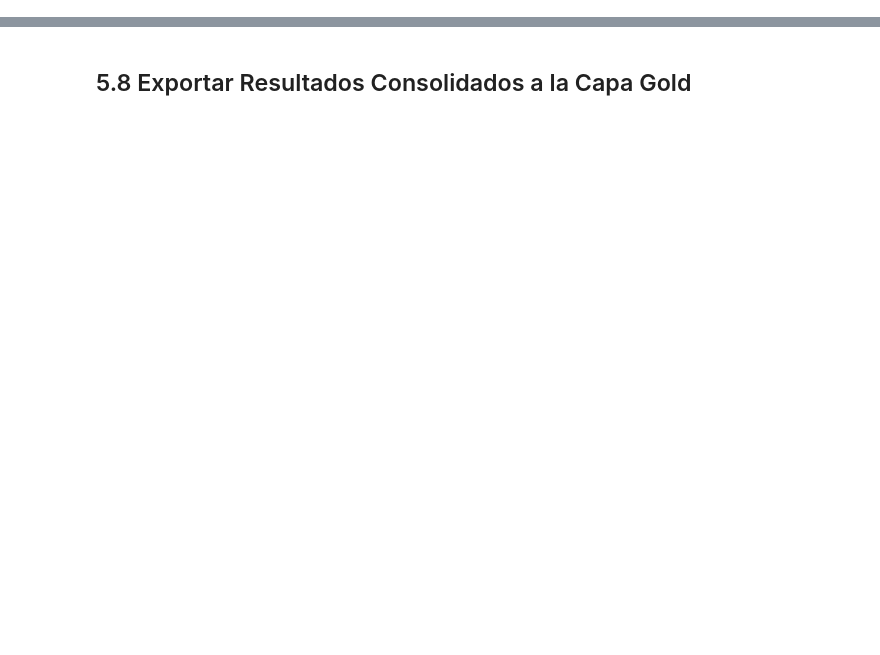
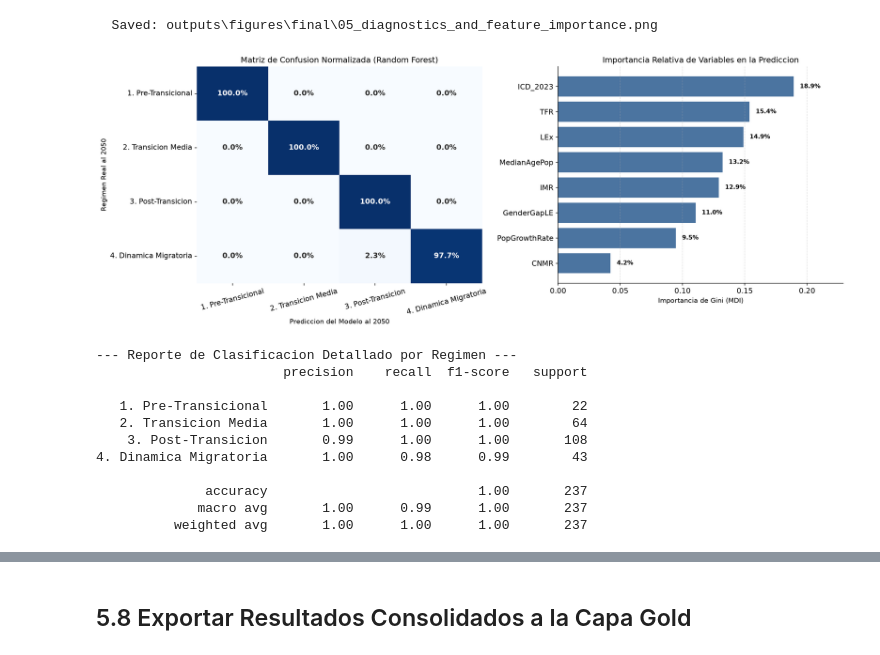
Before and after one commit to kevgonz-jpg/ASA-DataQuest, a Jupyter notebook: notebooks/05_statistical_insight.ipynb, the cells around one changed output, grey strips where cells are left out. Drawn from its saved outputs; the diff is of its cells as text; code cells hidden in the pictures; blank space fills up the shorter version.

```diff
--- a/notebooks/05_statistical_insight.ipynb
+++ b/notebooks/05_statistical_insight.ipynb
@@ -705,0 +303,53 @@ A partir de los modelos de Machine Learning, analisis morfologicos y experimento
+# %%
+# Ajuste del modelo Random Forest
+rf_model = RandomForestClassifier(n_estimators=100, max_depth=5, random_state=SEED)
+rf_model.fit(X, y)
+
+y_pred = rf_model.predict(X)
+
+# 1. Matriz de Confusion Normalizada
+cm = confusion_matrix(y, y_pred, labels=regime_order)
+cm_norm = cm.astype('float') / cm.sum(axis=1)[:, np.newaxis]
+
+# 2. Importancia de Variables
+feat_imp = pd.Series(rf_model.feature_importances_, index=X_cols).sort_values(ascending=False)
+
+fig, axes = plt.subplots(1, 2, figsize=(16, 6))
+
+# Panel A: Matriz de Confusion
+sns.heatmap(cm_norm, annot=True, fmt='.1%', cmap='Blues', ax=axes[0],
+            xticklabels=regime_order, yticklabels=regime_order, cbar=False, annot_kws={'size': 11, 'weight': 'bold'})
+axes[0].set_title('Matriz de Confusion Normalizada (Random Forest)', fontsize=12)
+axes[0].set_xlabel('Prediccion del Modelo al 2050', fontsize=10)
+axes[0].set_ylabel('Regimen Real al 2050', fontsize=10)
+axes[0].tick_params(axis='x', rotation=15)
+
+# Panel B: Importancia de Variables Gini
+axes[1].barh(feat_imp.index[::-1], feat_imp.values[::-1], color='#2b5c8f', alpha=0.85)
+axes[1].set_title('Importancia Relativa de Variables en la Prediccion', fontsize=12)
+axes[1].set_xlabel('Importancia de Gini (MDI)', fontsize=10)
+for i, v in enumerate(feat_imp.values[::-1]):
+    axes[1].text(v + 0.005, i, f'{v:.1%}', va='center', fontsize=9, fontweight='bold')
+axes[1].set_xlim(0, max(feat_imp.values) + 0.04)
+axes[1].grid(True, linestyle='--', alpha=0.4, axis='x')
+
+plt.tight_layout()
+save_figure(fig, '05_diagnostics_and_feature_importance', subdir='final')
+plt.show()
+
+print('--- Reporte de Clasificacion Detallado por Regimen ---')
+print(classification_report(y, y_pred, target_names=regime_order))
+# %% [output]
+  Saved: outputs\figures\final\05_diagnostics_and_feature_importance.png
+[figure, added]
+--- Reporte de Clasificacion Detallado por Regimen ---
+                        precision    recall  f1-score   support
+
+   1. Pre-Transicional       1.00      1.00      1.00        22
+   2. Transicion Media       1.00      1.00      1.00        64
+    3. Post-Transicion       0.99      1.00      1.00       108
+4. Dinamica Migratoria       1.00      0.98      0.99        43
+
+              accuracy                           1.00       237
+             macro avg       1.00      0.99      1.00       237
+          weighted avg       1.00      1.00      1.00       237
```
Also changed, not shown: parts of 40 cells of this notebook, 1 other file.
